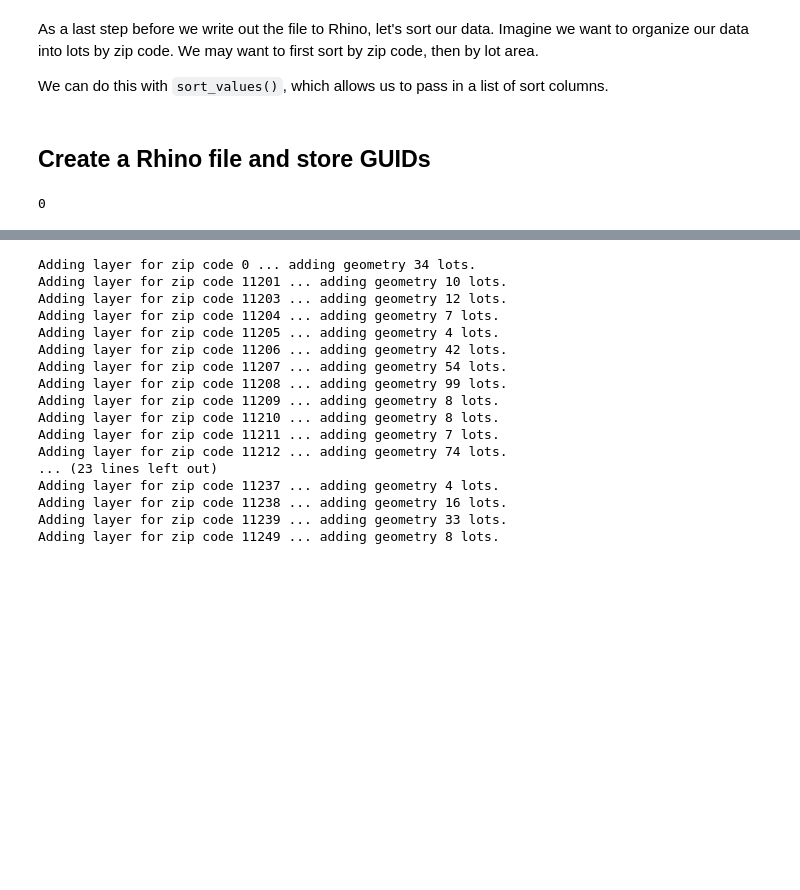
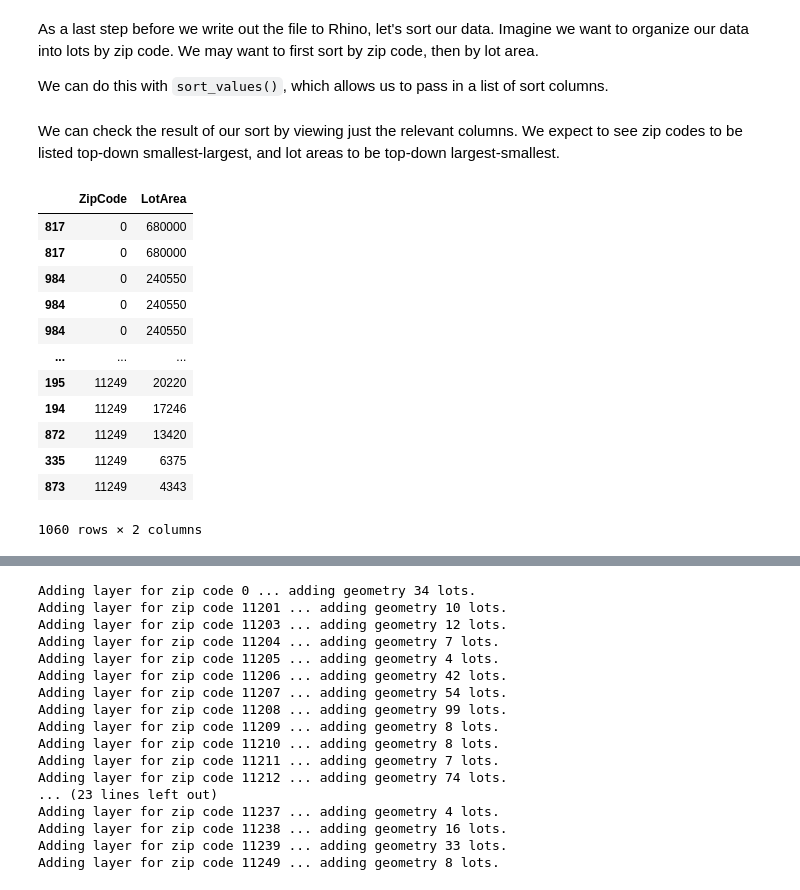
Before and after one commit to brian-ho/intro-to-urban-data, a Jupyter notebook: Scale/S06_Organizing_and_presenting_data.ipynb, the cells around one changed output, grey strips where cells are left out. Saved outputs shown, nothing was run; the diff lists cells and outputs as text; code cells hidden in the pictures; blank space fills up the shorter version.

```diff
--- a/Scale/S06_Organizing_and_presenting_data.ipynb
+++ b/Scale/S06_Organizing_and_presenting_data.ipynb
@@ -30,5 +30,5 @@ drive.mount("/content/drive")
 Mounted at /content/drive
 # %%
 # Set data directory path matching location in Google Drive
-DATA_DIRECTORY = "/content/drive/MyDrive/Cornell AAP - MSAUD/ARCH 6131/Example Data"
+DATA_DIRECTORY = "../example_data"
 # %%
@@ -151,11 +151,21 @@ We can do this with `sort_values()`, which allows us to pass in a list of sort c
 vacant_lots_exploded_gdf.sort_values(
     by=["ZipCode", "LotArea"], ascending=[True, False], inplace=True
 )
-# %% [markdown]
-## Create a Rhino file and store GUIDs
-# %%
-# Make an empty file and default layer
-new_3dm = rhino3dm.File3dm()
-new_3dm.Layers.AddLayer("Default", (255, 255, 255, 255))
-# %% [output]
-0
+# %% [markdown]
+We can check the result of our sort by viewing just the relevant columns. We expect to see zip codes to be listed top-down smallest-largest, and lot areas to be top-down largest-smallest.
+# %%
+vacant_lots_exploded_gdf[["ZipCode", "LotArea"]]
+# %% [output]
+|  | ZipCode | LotArea |
+| 817 | 0 | 680000 |
+| 817 | 0 | 680000 |
+| 984 | 0 | 240550 |
+| 984 | 0 | 240550 |
+| 984 | 0 | 240550 |
+| ... | ... | ... |
+| 195 | 11249 | 20220 |
+| 194 | 11249 | 17246 |
+| 872 | 11249 | 13420 |
+| 335 | 11249 | 6375 |
+| 873 | 11249 | 4343 |
+1060 rows × 2 columns
```
Also changed, not shown: parts of 10 cells of this notebook.
